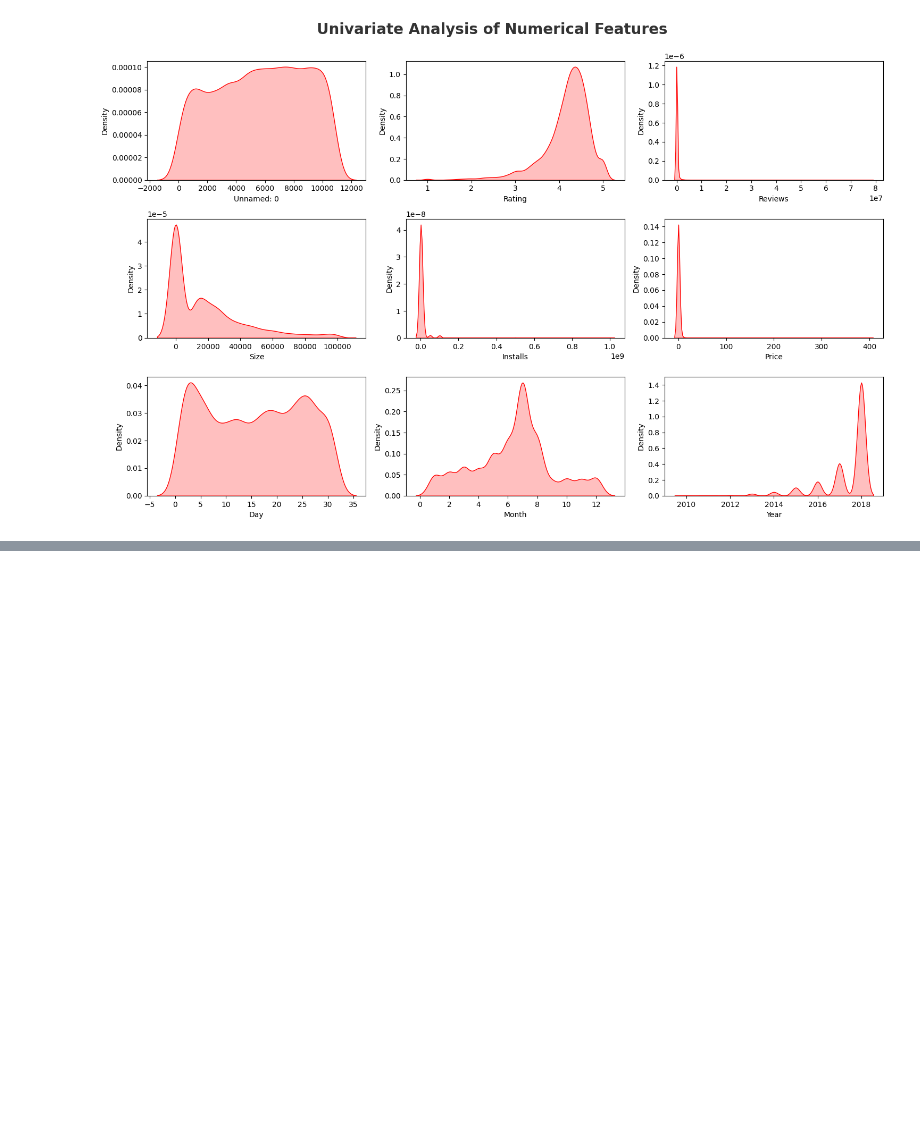
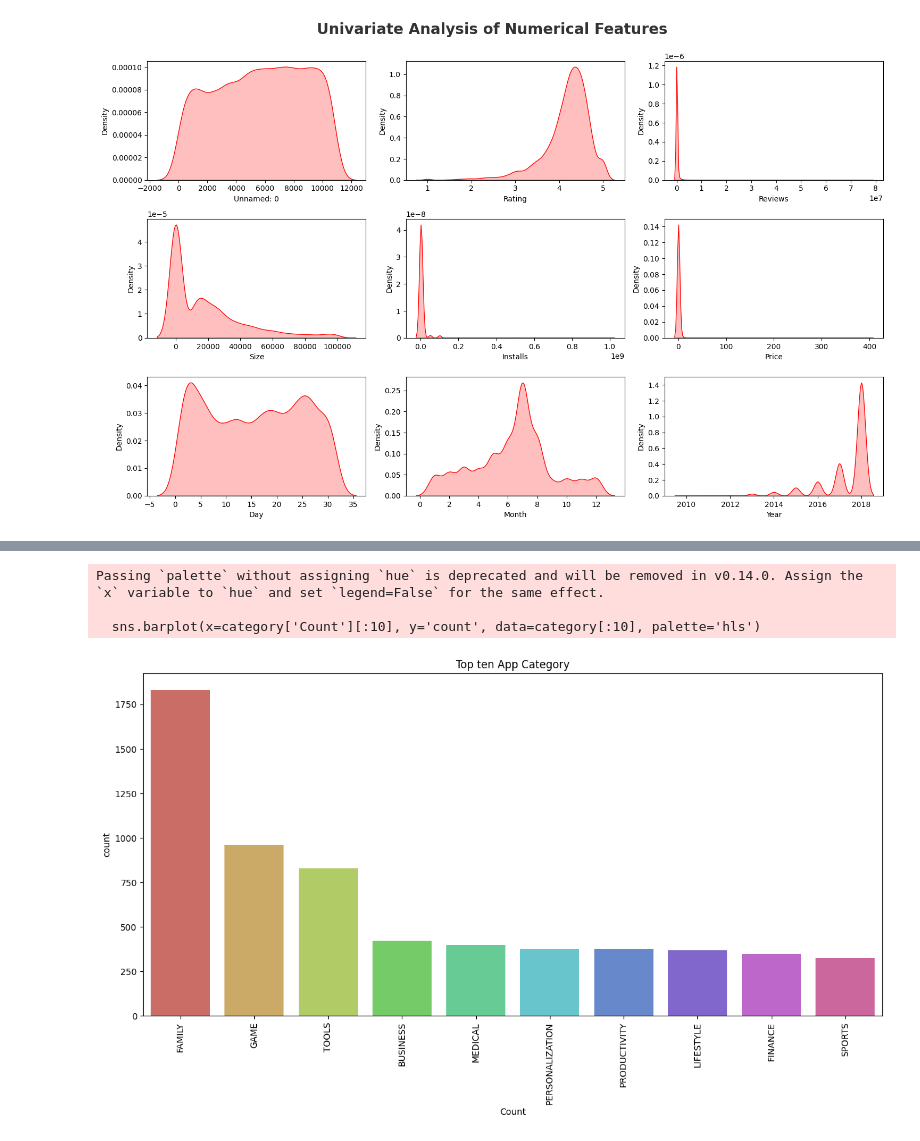
Before and after one commit to Shimul-Zahan/ML-Bootcamp, a Jupyter notebook: EDA/goole_playstore_data_with_eda.ipynb, the cells around one changed output, grey strips where cells are left out. Cells and saved outputs as stored; diff of their text form; code cells hidden in the pictures; blank space fills up the shorter version.

Commit message:
Complete 40% of eda, features engineering and data analysis

```diff
--- a/EDA/goole_playstore_data_with_eda.ipynb
+++ b/EDA/goole_playstore_data_with_eda.ipynb
@@ -433,0 +467,10 @@ This will become an error in seaborn v0.14.0; please update your code.
+# %%
+# see top ten app category
+# category = pd.DataFrame(dataset["Category"].value_counts())
+# category.rename(columns={'Category': 'Count'}, inplace=True)
+# category.index[:10]
+
+# Reset the index so 'Category' becomes a column
+category = pd.DataFrame(dataset["Category"].value_counts()).reset_index()
+category.rename(columns={'Category': 'Count'}, inplace=True)
+category
@@ -433,0 +495,11 @@ This will become an error in seaborn v0.14.0; please update your code.
+# %%
+plt.figure(figsize=(15, 7))
+sns.barplot(x=category['Count'][:10], y='count', data=category[:10], palette='hls')
+plt.title("Top ten App Category")
+plt.xticks(rotation = 90)
+plt.show()
+# %% [output]
+Passing `palette` without assigning `hue` is deprecated and will be removed in v0.14.0. Assign the `x` variable to `hue` and set `legend=False` for the same effect.
+
+  sns.barplot(x=category['Count'][:10], y='count', data=category[:10], palette='hls')
+[figure, added]
```
Also changed, not shown: parts of 7 cells of this notebook.
